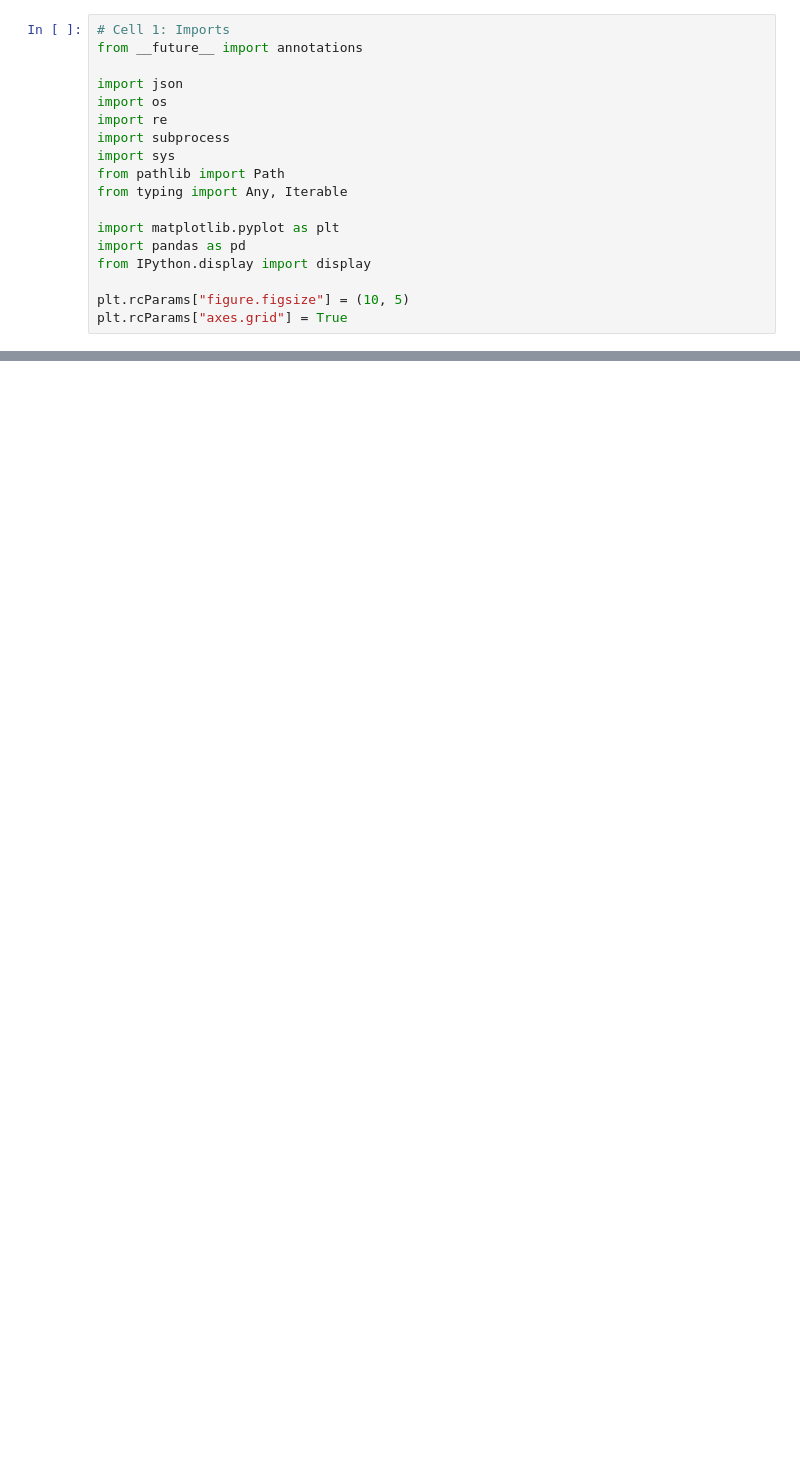
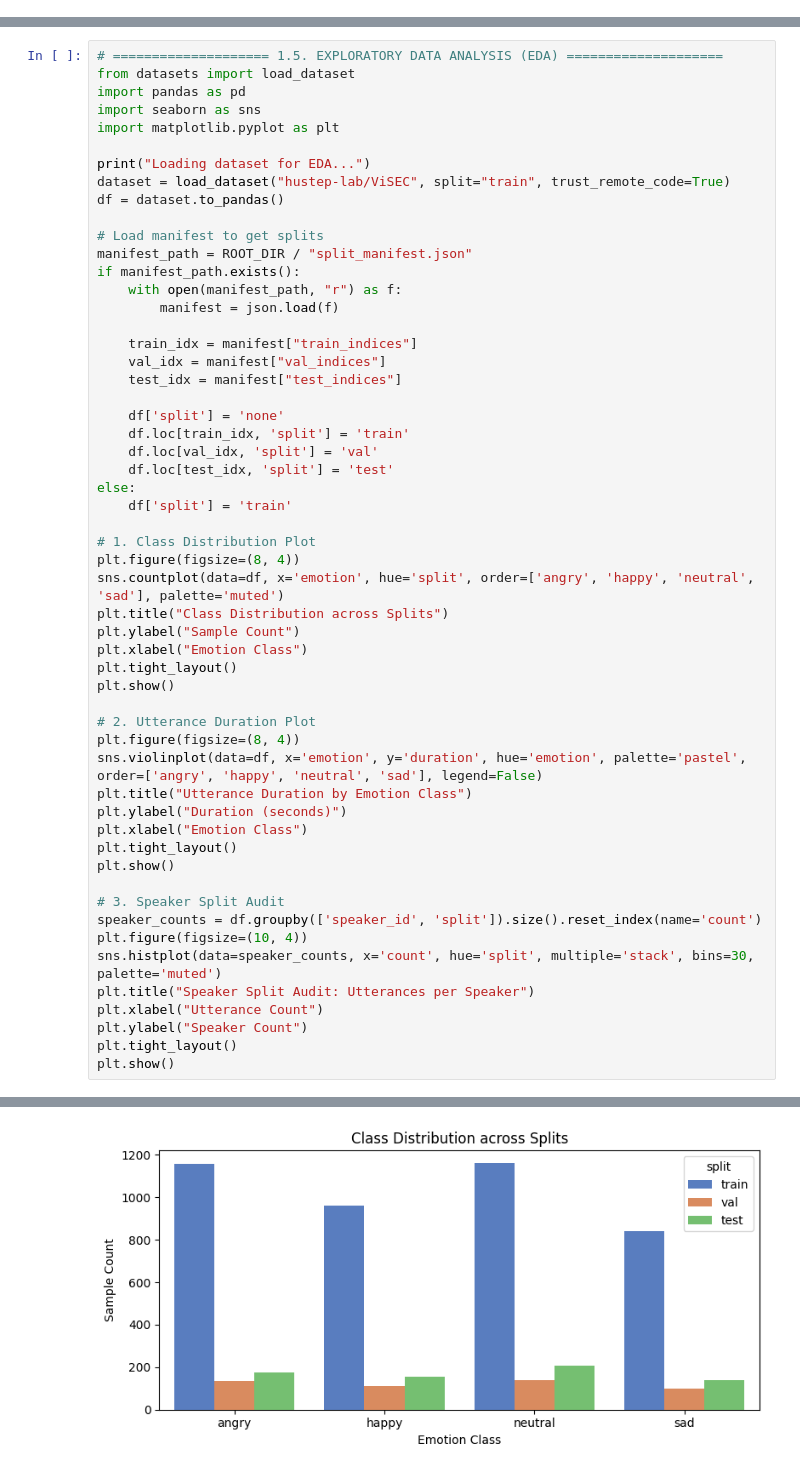
Before and after one commit to KienTheStudent/VN-Speech-Emotions-Recognition, a Jupyter notebook: internal/SER.ipynb, the cells around one changed output, grey strips where cells are left out. Cells and saved outputs as stored; diff of their text form; blank space fills up the shorter version.

```diff
--- a/internal/SER.ipynb
+++ b/internal/SER.ipynb
@@ -1,18 +0,0 @@
-# %%
-# Cell 1: Imports
-from __future__ import annotations
-
-import json
-import os
-import re
-import subprocess
-import sys
-from pathlib import Path
-from typing import Any, Iterable
-
-import matplotlib.pyplot as plt
-import pandas as pd
-from IPython.display import display
-
-plt.rcParams["figure.figsize"] = (10, 5)
-plt.rcParams["axes.grid"] = True
@@ -194,0 +71,56 @@ else:
+# %%
+# ==================== 1.5. EXPLORATORY DATA ANALYSIS (EDA) ====================
+from datasets import load_dataset
+import pandas as pd
+import seaborn as sns
+import matplotlib.pyplot as plt
+
+print("Loading dataset for EDA...")
+dataset = load_dataset("hustep-lab/ViSEC", split="train", trust_remote_code=True)
+df = dataset.to_pandas()
+
+# Load manifest to get splits
+manifest_path = ROOT_DIR / "split_manifest.json"
+if manifest_path.exists():
+    with open(manifest_path, "r") as f:
+        manifest = json.load(f)
+
+    train_idx = manifest["train_indices"]
+    val_idx = manifest["val_indices"]
+    test_idx = manifest["test_indices"]
+
+    df['split'] = 'none'
+    df.loc[train_idx, 'split'] = 'train'
+    df.loc[val_idx, 'split'] = 'val'
+    df.loc[test_idx, 'split'] = 'test'
+else:
+    df['split'] = 'train'
+
+# 1. Class Distribution Plot
+plt.figure(figsize=(8, 4))
+sns.countplot(data=df, x='emotion', hue='split', order=['angry', 'happy', 'neutral', 'sad'], palette='muted')
+plt.title("Class Distribution across Splits")
+plt.ylabel("Sample Count")
+plt.xlabel("Emotion Class")
+plt.tight_layout()
+plt.show()
+
+# 2. Utterance Duration Plot
+plt.figure(figsize=(8, 4))
+sns.violinplot(data=df, x='emotion', y='duration', hue='emotion', palette='pastel', order=['angry', 'happy', 'neutral', 'sad'], legend=False)
+plt.title("Utterance Duration by Emotion Class")
+plt.ylabel("Duration (seconds)")
+plt.xlabel("Emotion Class")
+plt.tight_layout()
+plt.show()
+
+# 3. Speaker Split Audit
+speaker_counts = df.groupby(['speaker_id', 'split']).size().reset_index(name='count')
+plt.figure(figsize=(10, 4))
+sns.histplot(data=speaker_counts, x='count', hue='split', multiple='stack', bins=30, palette='muted')
+plt.title("Speaker Split Audit: Utterances per Speaker")
+plt.xlabel("Utterance Count")
+plt.ylabel("Speaker Count")
+plt.tight_layout()
+plt.show()
+# %% [output]
@@ -194,0 +128 @@ else:
+[figure, added]
```
Also changed, not shown: parts of 16 cells of this notebook.
